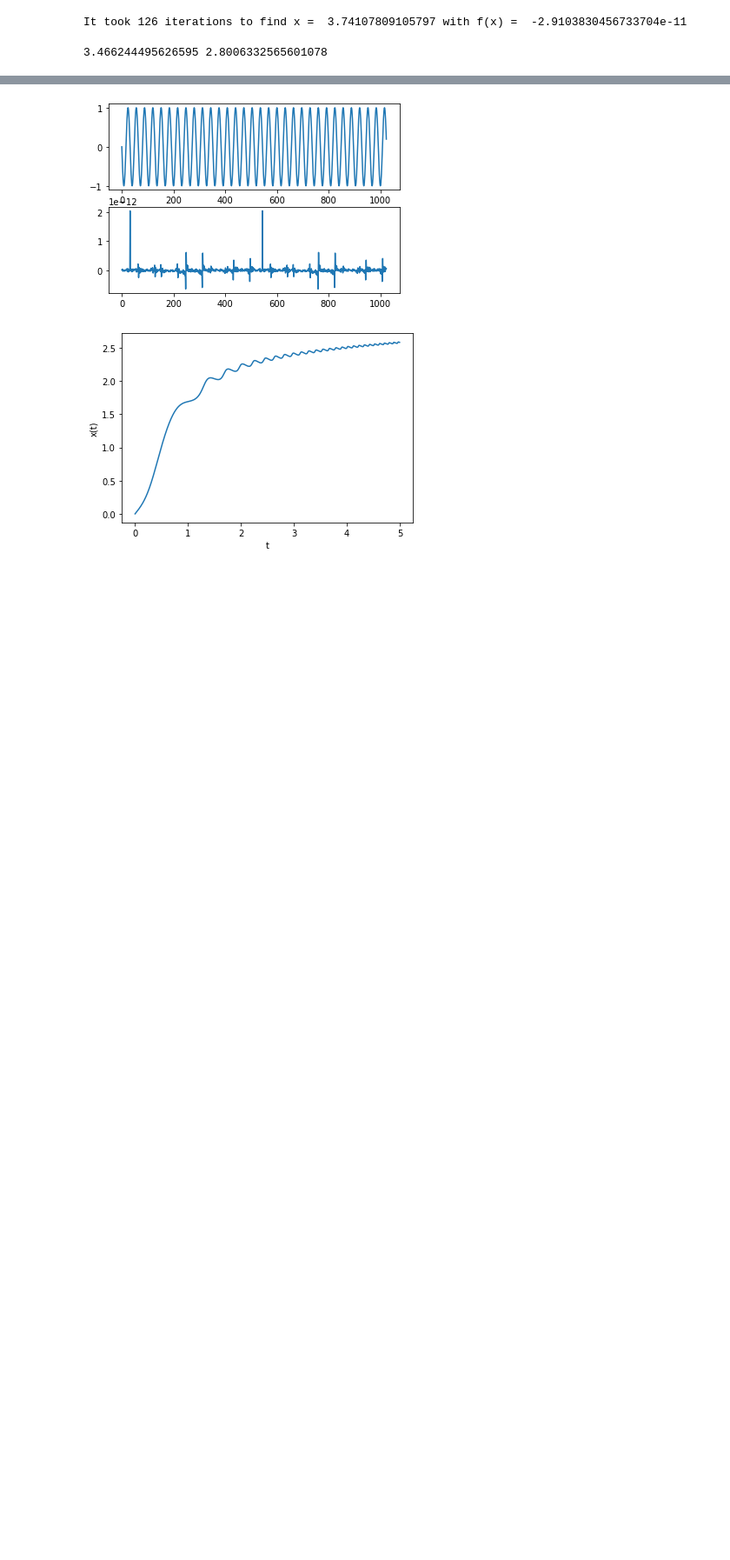
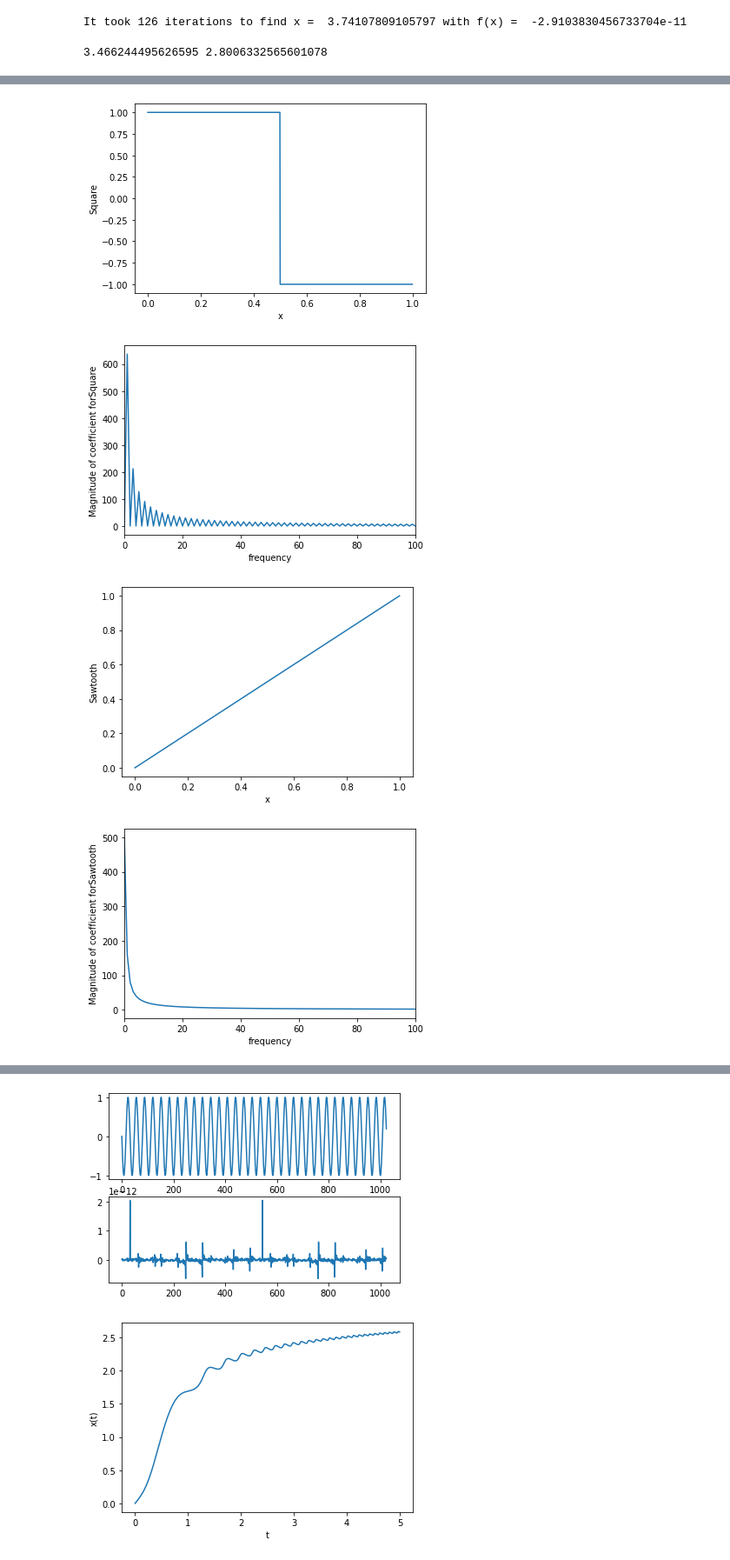
Before and after one commit to NIUCompPhys/Spring2021, a Jupyter notebook: temp2_pynb.ipynb, the cells around one changed output, grey strips where cells are left out. Shown at 87% size. Saved outputs shown, nothing was run; the diff lists cells and outputs as text; code cells hidden in the pictures; blank space fills up the shorter version.

```diff
--- a/temp2_pynb.ipynb
+++ b/temp2_pynb.ipynb
@@ -792,0 +796,42 @@ print(V1,V2)
+# %%
+# Exercise 7.1
+# Discrete Fourier Transform for three types of periodtic waves
+
+from numpy import arange
+from numpy.fft import rfft
+from pylab import plot,show,xlim,xlabel,ylabel
+from math import sin, pi
+
+def f_square(x):
+  if x < 0.5: return 1
+  else: return -1
+
+def f_sawtooth(x):
+  return x
+
+def f_sin(x):
+  return sin(pi*x)*sin(20*pi*x)
+
+def discreteft(f,type):
+  N = 1000
+  x = arange(0,1,1./N)
+  y = [f(x) for x in x]
+  c = rfft(y)
+  plot(x,y)
+  xlabel("x")
+  ylabel(type)
+  show()
+  plot(abs(c))## plot abs value of coefficient
+  xlim(0,100)
+  xlabel("frequency")
+  ylabel("Magnitude of coefficient for" + type)
+  show()
+
+discreteft(f_square,"Square")
+discreteft(f_sawtooth,"Sawtooth")
+discreteft(f_sin,"sin(pi*n/N)*sin(20*pi*n/N)")
+# %% [output]
+[figure, added]
+[figure, added]
+[figure, added]
+[figure, added]
```
Also changed, not shown: parts of 2 cells of this notebook.
